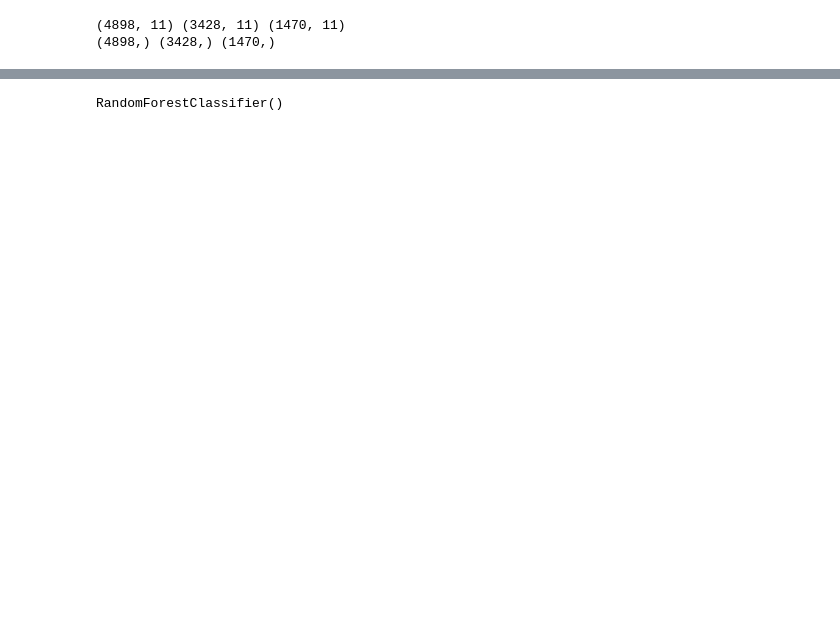
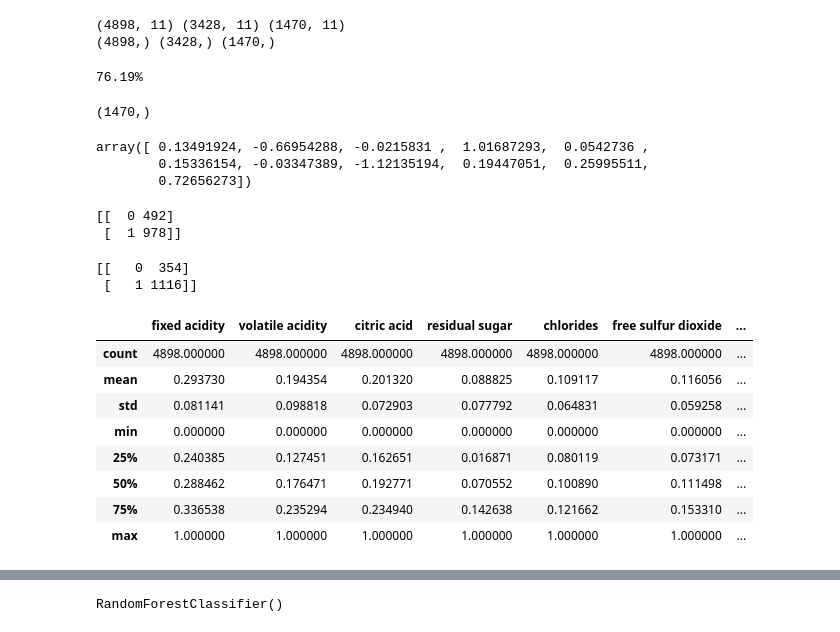
Before and after one commit to habibisaif/wine_prediction, a Jupyter notebook: prediction.ipynb, the cells around one changed output, grey strips where cells are left out. Drawn from its saved outputs; the diff is of its cells as text; code cells hidden in the pictures; blank space fills up the shorter version.

```diff
--- a/prediction.ipynb
+++ b/prediction.ipynb
@@ -79,3 +79,48 @@ print(Y.shape, Y_train.shape, Y_test.shape,)
 # %% [output]
 (4898, 11) (3428, 11) (1470, 11)
 (4898,) (3428,) (1470,)
+# %%
+logreg.fit(X_train, Y_train)
+# Y_pred = logreg.predict(X_test)
+score = logreg.score(X_test, Y_test)
+# acc_log = round(logreg.score(X_train, Y_train) * 100, 2)
+# acc_log
+print("{:.2%}". format(score))
+# %% [output]
+76.19%
+# %%
+pred = logreg.predict(X_test)
+pred.shape
+# %% [output]
+(1470,)
+# %%
+logreg.named_steps['logisticregression'].coef_[0]
+# %% [output]
+array([ 0.13491924, -0.66954288, -0.0215831 ,  1.01687293,  0.0542736 ,
+        0.15336154, -0.03347389, -1.12135194,  0.19447051,  0.25995511,
+        0.72656273])
+# %%
+unique, counts = np.unique(Y_test, return_counts=True)
+print(np.asarray((unique, counts)).T)
+# %% [output]
+[[  0 492]
+ [  1 978]]
+# %%
+unique, counts = np.unique(Y_pred, return_counts=True)
+print(np.asarray((unique, counts)).T)
+# %% [output]
+[[   0  354]
+ [   1 1116]]
+# %%
+df_norr = (df - df.min())/(df.max() - df.min())
+df_norr.describe()
+# %% [output]
+|  | fixed acidity | volatile acidity | citric acid | residual sugar | chlorides | free sulfur dioxide | ... |
+| count | 4898.000000 | 4898.000000 | 4898.000000 | 4898.000000 | 4898.000000 | 4898.000000 | ... |
+| mean | 0.293730 | 0.194354 | 0.201320 | 0.088825 | 0.109117 | 0.116056 | ... |
+| std | 0.081141 | 0.098818 | 0.072903 | 0.077792 | 0.064831 | 0.059258 | ... |
+| min | 0.000000 | 0.000000 | 0.000000 | 0.000000 | 0.000000 | 0.000000 | ... |
+| 25% | 0.240385 | 0.127451 | 0.162651 | 0.016871 | 0.080119 | 0.073171 | ... |
+| 50% | 0.288462 | 0.176471 | 0.192771 | 0.070552 | 0.100890 | 0.111498 | ... |
+| 75% | 0.336538 | 0.235294 | 0.234940 | 0.142638 | 0.121662 | 0.153310 | ... |
+| max | 1.000000 | 1.000000 | 1.000000 | 1.000000 | 1.000000 | 1.000000 | ... |
```
Also changed, not shown: parts of 25 cells of this notebook.
